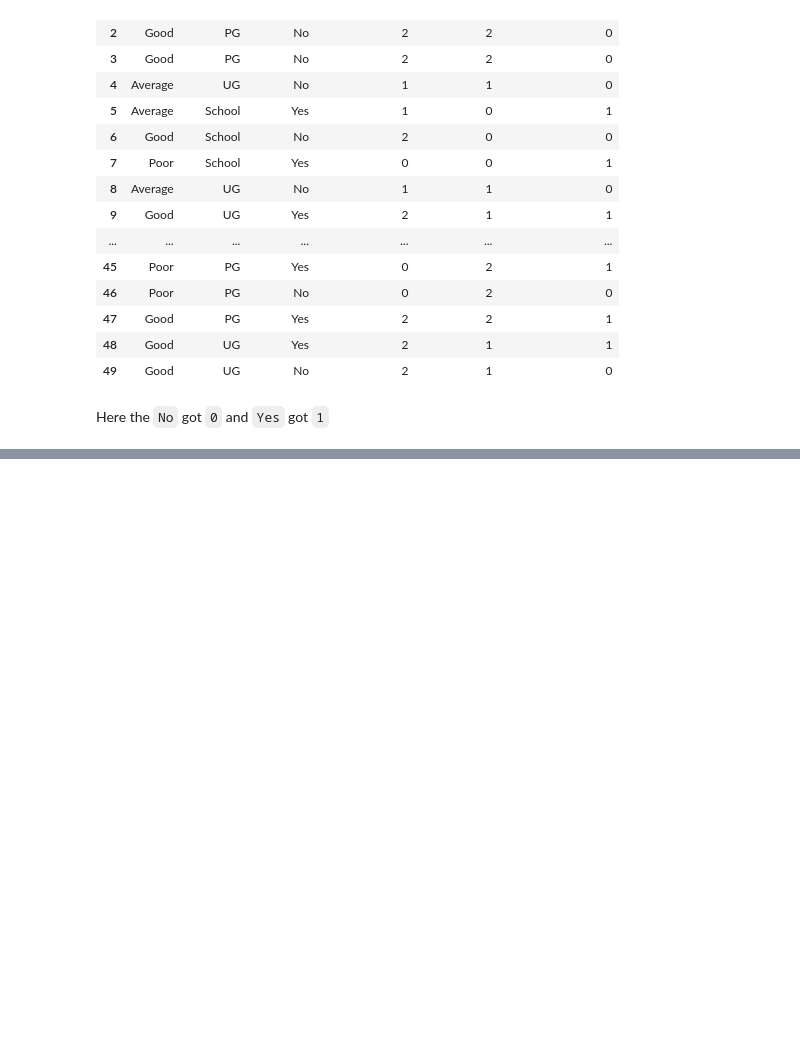
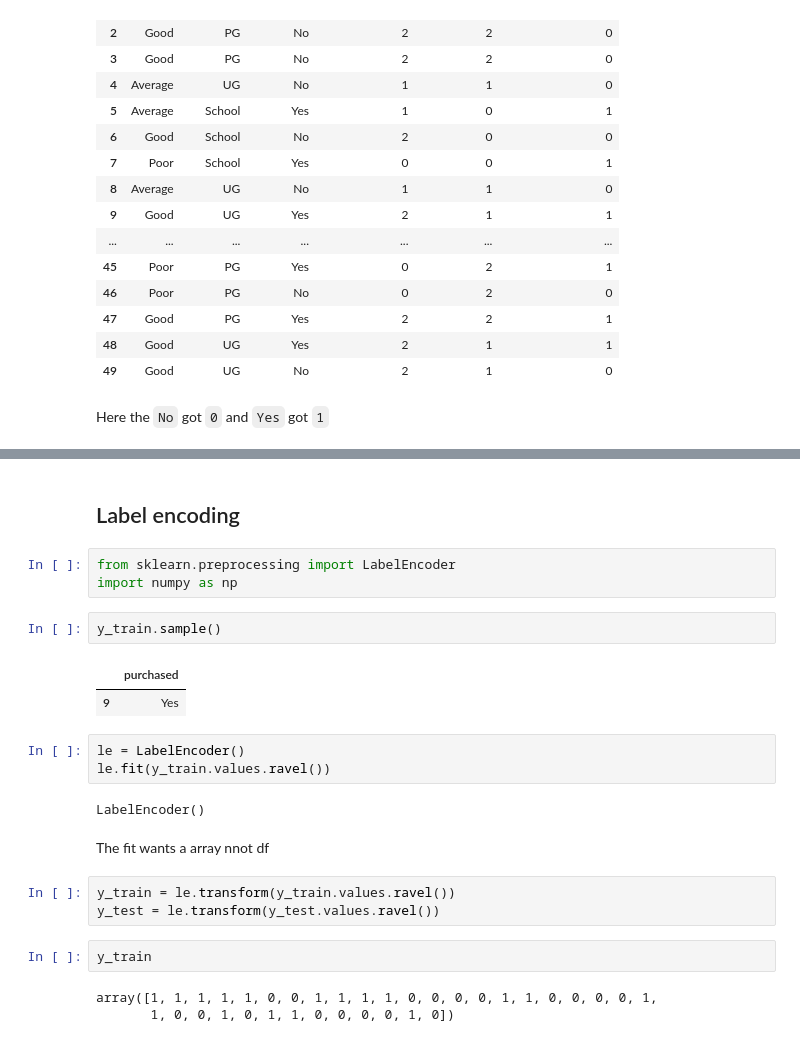
Before and after one commit to OnkarGhadage/machine-learning, a Jupyter notebook: learning/day26-ordinal-encoding/ordinal-&-label-encoding.ipynb, the cells around one changed output, grey strips where cells are left out. Cells and saved outputs as stored; diff of their text form; blank space fills up the shorter version.

```diff
--- a/learning/day26-ordinal-encoding/ordinal-&-label-encoding.ipynb
+++ b/learning/day26-ordinal-encoding/ordinal-&-label-encoding.ipynb
@@ -104,0 +196,25 @@ Here the `No` got `0` and `Yes` got `1`
+# %% [markdown]
+## Label encoding
+# %%
+from sklearn.preprocessing import LabelEncoder
+import numpy as np
+# %%
+y_train.sample()
+# %% [output]
+|  | purchased |
+| 9 | Yes |
+# %%
+le = LabelEncoder()
+le.fit(y_train.values.ravel())
+# %% [output]
+LabelEncoder()
+# %% [markdown]
+The fit wants a array nnot df
+# %%
+y_train = le.transform(y_train.values.ravel())
+y_test = le.transform(y_test.values.ravel())
+# %%
+y_train
+# %% [output]
+array([1, 1, 1, 1, 1, 0, 0, 1, 1, 1, 1, 0, 0, 0, 0, 1, 1, 0, 0, 0, 0, 1,
+       1, 0, 0, 1, 0, 1, 1, 0, 0, 0, 0, 1, 0])
```
Also changed, not shown: parts of 11 cells of this notebook, 9 other files.
